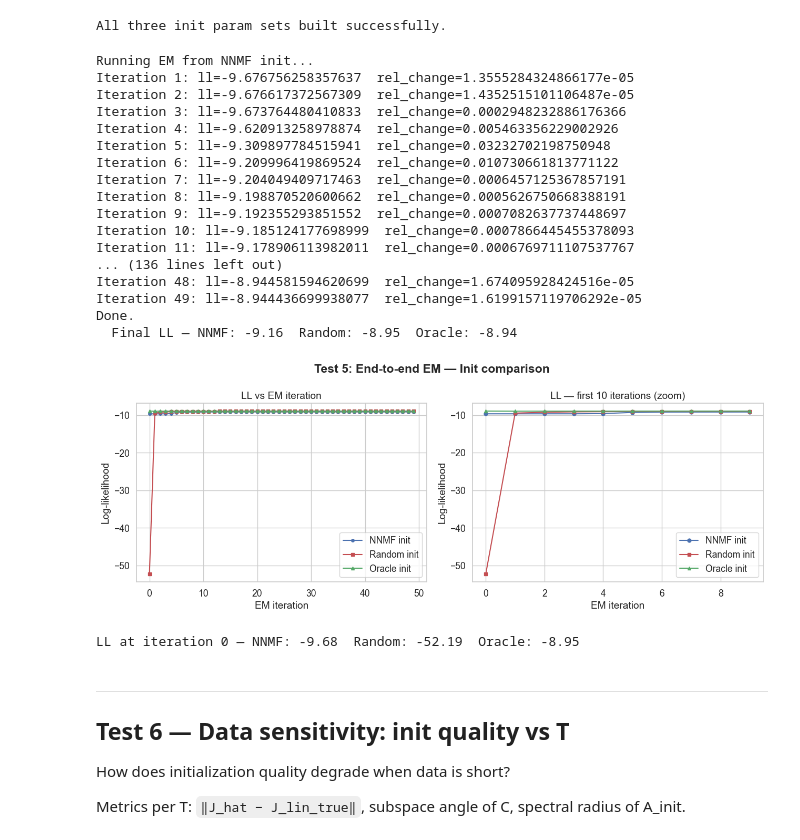
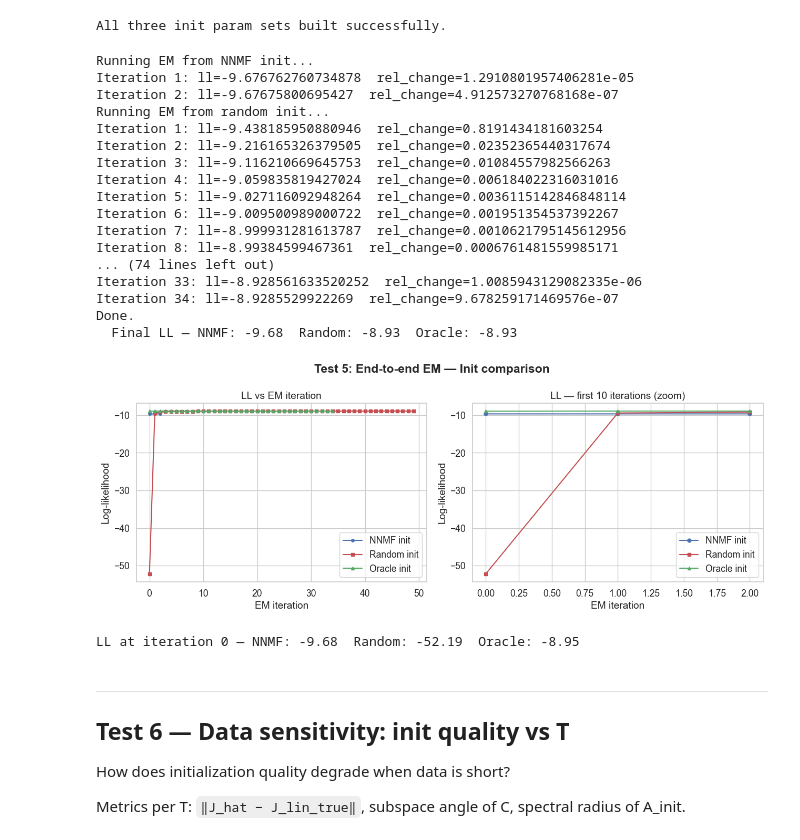
Before and after one commit to kasherri/CTDS, a Jupyter notebook: init_testing.ipynb, the cells around one changed output. Cells and saved outputs as stored; diff of their text form; code cells hidden in the pictures.

```diff
--- a/init_testing.ipynb
+++ b/init_testing.ipynb
@@ -52,7 +52,7 @@ print("JAX devices:", jax.devices())
 JAX devices: [CpuDevice(id=0)]
 # %%
 # ── Experiment constants ─────────────────────────────────────────────────────
-N_E, N_I = 14, 6          # neurons per cell type
+N_E, N_I = 10, 10         # neurons per cell type
 N = N_E + N_I             # total neurons
 D_E, D_I = 2, 2           # latent dims per cell type
 D = D_E + D_I             # total latent dims
@@ -277,7 +279,7 @@ min(U_full) = 0.0000  (should be >= 0)
 min(V_stacked) = 0.0000  (should be >= 0)
 # %%
 # ── Sweep over D_fit: reconstruction error vs rank used ───────────────────────
-D_fit_vals = [1, 2, 3, 4, 6, 8]
+D_fit_vals = [1, 2, 3, 4, 6, 8,10,15,20]
 recon_errs_abs, recon_errs_signed = [], []
 
 for D_fit_total in D_fit_vals:
@@ -571,50 +575,53 @@ print("Done.")
 print(f"  Final LL — NNMF: {float(lls_nnmf[-1]):.2f}  Random: {float(lls_random[-1]):.2f}  Oracle: {float(lls_oracle[-1]):.2f}")
 # %% [output]
 Running EM from NNMF init...
-Iteration 1: ll=-9.676756258357637  rel_change=1.3555284324866177e-05
-Iteration 2: ll=-9.676617372567309  rel_change=1.4352515101106487e-05
-Iteration 3: ll=-9.673764480410833  rel_change=0.0002948232886176366
-Iteration 4: ll=-9.620913258978874  rel_change=0.005463356229002926
-Iteration 5: ll=-9.309897784515941  rel_change=0.03232702198750948
-Iteration 6: ll=-9.209996419869524  rel_change=0.010730661813771122
-Iteration 7: ll=-9.204049409717463  rel_change=0.0006457125367857191
-Iteration 8: ll=-9.198870520600662  rel_change=0.0005626750668388191
-Iteration 9: ll=-9.192355293851552  rel_change=0.0007082637737448697
-Iteration 10: ll=-9.185124177698999  rel_change=0.0007866445455378093
-Iteration 11: ll=-9.178906113982011  rel_change=0.0006769711107537767
-... (136 lines left out)
-Iteration 48: ll=-8.944581594620699  rel_change=1.674095928424516e-05
-Iteration 49: ll=-8.944436699938077  rel_change=1.6199157119706292e-05
+Iteration 1: ll=-9.676762760734878  rel_change=1.2910801957406281e-05
+Iteration 2: ll=-9.67675800695427  rel_change=4.912573270768168e-07
+Running EM from random init...
+Iteration 1: ll=-9.438185950880946  rel_change=0.8191434181603254
+Iteration 2: ll=-9.216165326379505  rel_change=0.02352365440317674
+Iteration 3: ll=-9.116210669645753  rel_change=0.01084557982566263
+Iteration 4: ll=-9.059835819427024  rel_change=0.006184022316031016
+Iteration 5: ll=-9.027116092948264  rel_change=0.0036115142846848114
+Iteration 6: ll=-9.009500989000722  rel_change=0.001951354537392267
+Iteration 7: ll=-8.999931281613787  rel_change=0.0010621795145612956
+Iteration 8: ll=-8.99384599467361  rel_change=0.0006761481559985171
+... (74 lines left out)
+Iteration 33: ll=-8.928561633520252  rel_change=1.0085943129082335e-06
+Iteration 34: ll=-8.9285529922269  rel_change=9.678259171469576e-07
 Done.
-  Final LL — NNMF: -9.16  Random: -8.95  Oracle: -8.94
+  Final LL — NNMF: -9.68  Random: -8.93  Oracle: -8.93
 # %%
 fig, axes = plt.subplots(1, 2, figsize=(13, 5))
 fig.suptitle("Test 5: End-to-end EM — Init comparison", fontweight='bold')
 
 iters = np.arange(len(lls_nnmf))
-axes[0].plot(iters, lls_nnmf,   'b-o', ms=4, label='NNMF init')
-axes[0].plot(iters, lls_random, 'r-s', ms=4, label='Random init')
-axes[0].plot(iters, lls_oracle, 'g-^', ms=4, label='Oracle init')
+iters_nnmf   = np.arange(len(lls_nnmf))
+iters_random = np.arange(len(lls_random))
+iters_oracle = np.arange(len(lls_oracle))
+axes[0].plot(iters_nnmf, lls_nnmf,   'b-o', ms=4, label='NNMF init')
+axes[0].plot(iters_random, lls_random, 'r-s', ms=4, label='Random init')
+axes[0].plot(iters_oracle, lls_oracle, 'g-^', ms=4, label='Oracle init')
 axes[0].set_xlabel("EM iteration"); axes[0].set_ylabel("Log-likelihood")
 axes[0].set_title("LL vs EM iteration")
 axes[0].legend()
 
 # Zoom: first 10 iterations to show LL at init
 n_zoom = min(10, len(lls_nnmf))
 axes[1].plot(iters[:n_zoom], lls_nnmf[:n_zoom],   'b-o', ms=5, label='NNMF init')
 axes[1].plot(iters[:n_zoom], lls_random[:n_zoom], 'r-s', ms=5, label='Random init')
 axes[1].plot(iters[:n_zoom], lls_oracle[:n_zoom], 'g-^', ms=5, label='Oracle init')
 axes[1].set_xlabel("EM iteration"); axes[1].set_ylabel("Log-likelihood")
 axes[1].set_title("LL — first 10 iterations (zoom)")
 axes[1].legend()
 
 plt.tight_layout()
 plt.savefig("init_test5_em_comparison.pdf", bbox_inches='tight')
 plt.show()
 
 print(f"\nLL at iteration 0 — NNMF: {float(lls_nnmf[0]):.2f}  Random: {float(lls_random[0]):.2f}  Oracle: {float(lls_oracle[0]):.2f}")
 # %% [output]
-[figure, old version]
+[figure, new version]
 LL at iteration 0 — NNMF: -9.68  Random: -52.19  Oracle: -8.95
 # %% [markdown]
 ---
```
Also changed, not shown: parts of 13 cells of this notebook, 27 other files.
